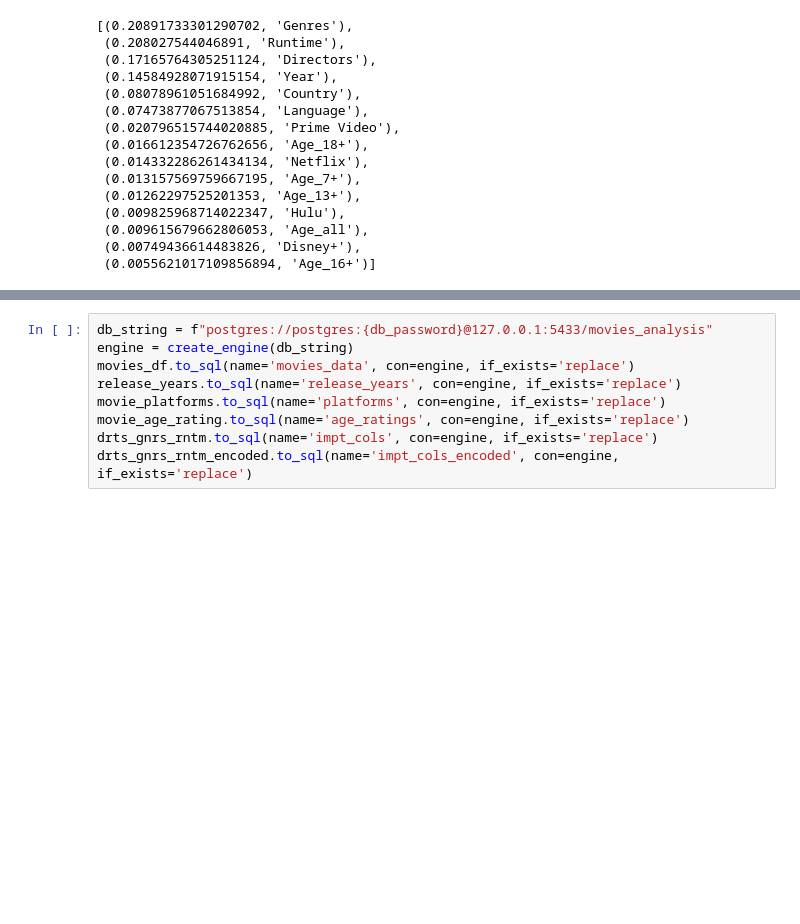
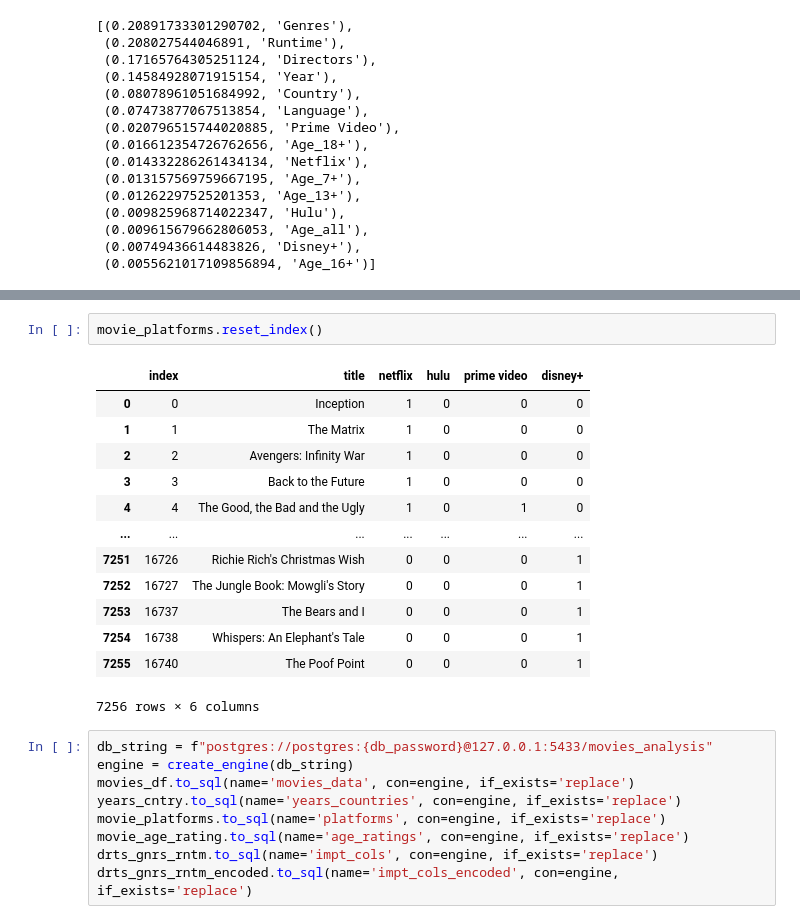
Before and after one commit to daytwu/Movies_Analysis, a Jupyter notebook: movies_random_forest.ipynb, the cells around one changed output, grey strips where cells are left out. Drawn from its saved outputs; the diff is of its cells as text; blank space fills up the shorter version.

```diff
--- a/movies_random_forest.ipynb
+++ b/movies_random_forest.ipynb
@@ -247,8 +270,24 @@ drts_gnrs_rntm_encoded = df2[['Title', 'Directors', 'Genres', 'Runtime']]
+# %%
+movie_platforms.reset_index()
+# %% [output]
+|  | index | title | netflix | hulu | prime video | disney+ |
+| 0 | 0 | Inception | 1 | 0 | 0 | 0 |
+| 1 | 1 | The Matrix | 1 | 0 | 0 | 0 |
+| 2 | 2 | Avengers: Infinity War | 1 | 0 | 0 | 0 |
+| 3 | 3 | Back to the Future | 1 | 0 | 0 | 0 |
+| 4 | 4 | The Good, the Bad and the Ugly | 1 | 0 | 1 | 0 |
+| ... | ... | ... | ... | ... | ... | ... |
+| 7251 | 16726 | Richie Rich's Christmas Wish | 0 | 0 | 0 | 1 |
+| 7252 | 16727 | The Jungle Book: Mowgli's Story | 0 | 0 | 0 | 1 |
+| 7253 | 16737 | The Bears and I | 0 | 0 | 0 | 1 |
+| 7254 | 16738 | Whispers: An Elephant's Tale | 0 | 0 | 0 | 1 |
+| 7255 | 16740 | The Poof Point | 0 | 0 | 0 | 1 |
+7256 rows × 6 columns
 # %%
 db_string = f"postgres://postgres:{db_password}@127.0.0.1:5433/movies_analysis"
 engine = create_engine(db_string)
 movies_df.to_sql(name='movies_data', con=engine, if_exists='replace')
-release_years.to_sql(name='release_years', con=engine, if_exists='replace')
+years_cntry.to_sql(name='years_countries', con=engine, if_exists='replace')
 movie_platforms.to_sql(name='platforms', con=engine, if_exists='replace')
 movie_age_rating.to_sql(name='age_ratings', con=engine, if_exists='replace')
 drts_gnrs_rntm.to_sql(name='impt_cols', con=engine, if_exists='replace')
```
Also changed, not shown: parts of 1 cell of this notebook.
